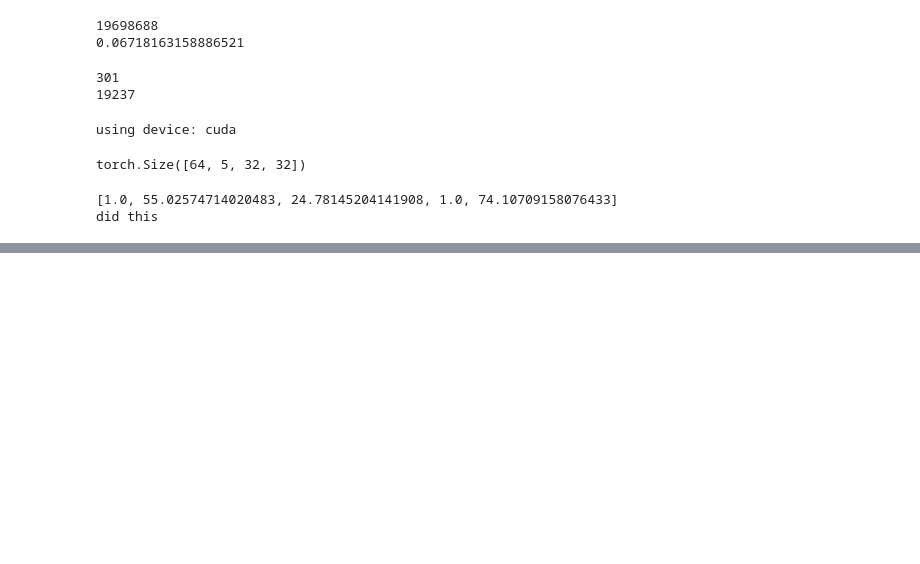
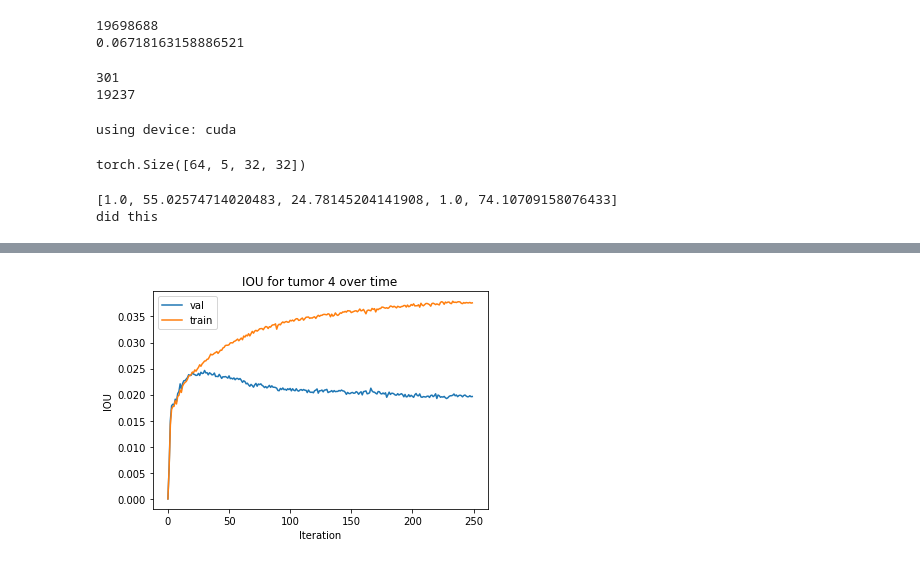
Before and after one commit to aguilarmg/cs221-final-project, a Jupyter notebook: All Tumor Segmentation - Report v1.ipynb, the cells around one changed output, grey strips where cells are left out. Drawn from its saved outputs; the diff is of its cells as text; code cells hidden in the pictures; blank space fills up the shorter version.

```diff
--- a/All Tumor Segmentation - Report v1.ipynb
+++ b/All Tumor Segmentation - Report v1.ipynb
@@ -410,9 +471,11 @@ fig.savefig('IOU for tumor 2 (5 classes) - Poster.png')
 # %%
 fig = plt.figure()
 plt.title('IOU for tumor 4 over time')
 plt.xlabel('Iteration')
 plt.ylabel('IOU')
-plt.plot(range(val_hist.shape[0]), val_hist[:,4], label='val')
-plt.plot(range(train_hist.shape[0]), train_hist[:,4], label='train')
+plt.plot(range(len(averaged_val_iou_4)), averaged_val_iou_4, label='val')
+plt.plot(range(len(averaged_train_iou_4)), averaged_train_iou_4, label='train')
 plt.legend()
-fig.savefig('IOU for tumor 4 (5 classes) - Poster.png')
+fig.savefig('final_report_imgs/Averaged IOU for tumor 4 (5 classes, 250 epochs) - Report.png')
+# %% [output]
+[figure, added]
```
Also changed, not shown: parts of 16 cells of this notebook, 16 other files.
